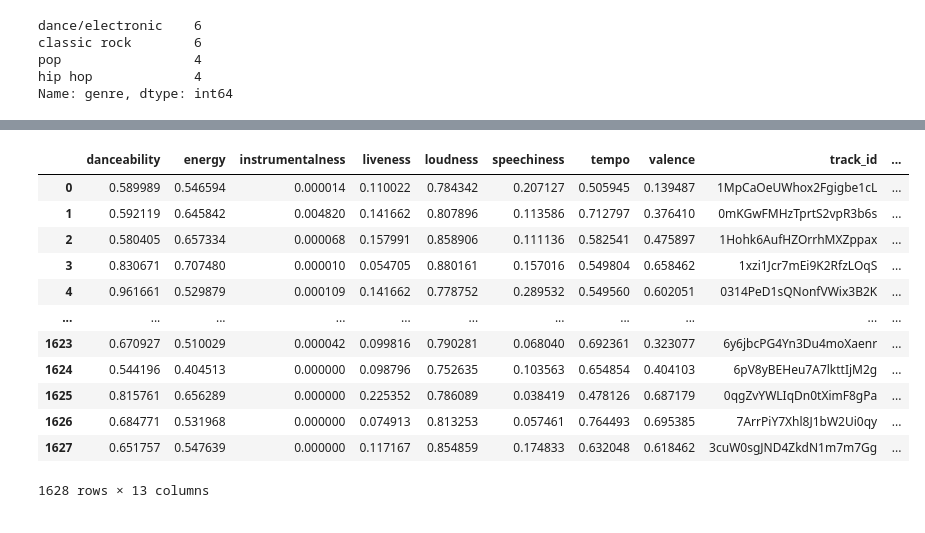
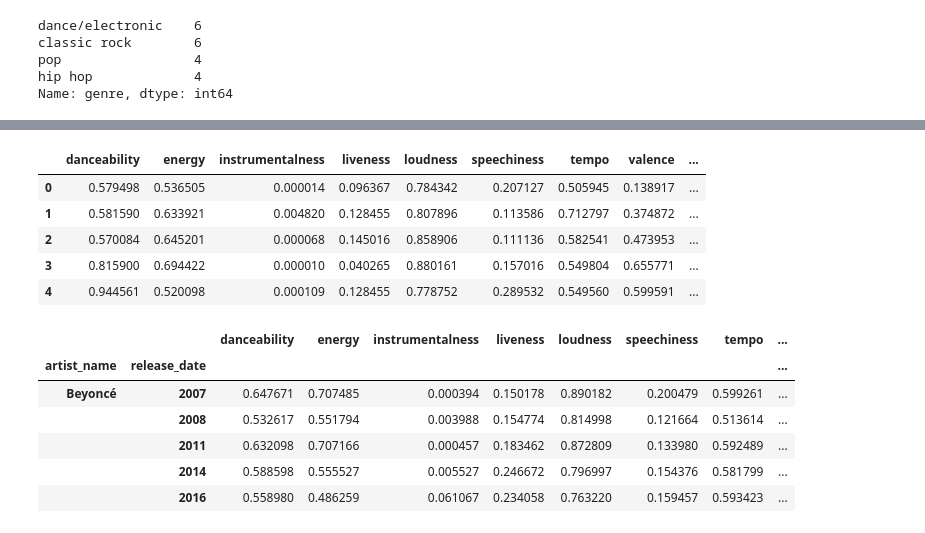
Before and after one commit to rjpost20/Onramp-Project, a Jupyter notebook: Project-Notebook.ipynb, the cells around one changed output, grey strips where cells are left out. Cells and saved outputs as stored; diff of their text form; code cells hidden in the pictures.

```diff
--- a/Project-Notebook.ipynb
+++ b/Project-Notebook.ipynb
@@ -760,10 +732,12 @@ Name: artist_name, dtype: object
 - No duplicates
 # %%
 # Compile albums to drop into a list
-albums_to_drop = ['I Am...World Tour', 'Exodus 40', 'Lights 10', 'Halcyon',
+albums_to_drop = ['I Am...World Tour', 'Above And Beyoncé Dance Mixes', "B'Day",
+                  'Kaya - Deluxe Edition', 'Lights 10', 'Halcyon',
                   'Bright Lights (Lights Re-pack / Bonus Version)', "Revenge Of The Dreamers III: Director's Cut",
-                  'En Concert', 'Sleep Through The Static: Remixed', 'The Boy Who Flew To The Moon (Vol. 1)',
-                  'The Graduate']
+                  'En Concert', 'Sleep Through The Static: Remixed',
+                  'Jack Johnson And Friends: Sing-A-Longs And Lullabies For The Film Curious George',
+                  'The Boy Who Flew To The Moon (Vol. 1)', 'The Graduate', 'Trilogy']
 
 # Create list of album_ids to drop (for tracks_df)
 album_ids_to_drop = albums_df.loc[albums_df.album_name.isin(albums_to_drop)].album_id.values
@@ -1413,22 +1438,32 @@ Which artist/band would you like to visualize? B
 # %%
+# Create new dataframe for visualization by adding artist_name to scaled track features df from first viz
 viz3_df = viz1_df_scaled.merge(tracks_df[['track_id', 'album_id']], on='track_id').drop(columns='genre')
-
 viz3_df = viz3_df.merge(albums_df[['album_id', 'artist_id', 'release_date']], on='album_id')
-
 viz3_df = viz3_df.merge(artists_df[['artist_id', 'artist_name']], on='artist_id')
 
-viz3_df
+# Only keep release year of release_date column
+viz3_df['release_date'] = viz3_df.release_date.dt.strftime('%Y')
+
+# Drop irrelevant columns
+viz3_df = viz3_df.drop(columns=['track_id', 'album_id', 'artist_id'])
+
+# Preview viz3_df
+display(viz3_df.head())
+
+# Group viz3_df by artist_name and release_date and get mean values for each track feature, and preview dataframe
+feature_artist_evolution = viz3_df.groupby(['artist_name', 'release_date']).mean()
+display(feature_artist_evolution.head())
 # %% [output]
-|  | danceability | energy | instrumentalness | liveness | loudness | speechiness | tempo | valence | track_id | ... |
-| 0 | 0.589989 | 0.546594 | 0.000014 | 0.110022 | 0.784342 | 0.207127 | 0.505945 | 0.139487 | 1MpCaOeUWhox2Fgigbe1cL | ... |
-| 1 | 0.592119 | 0.645842 | 0.004820 | 0.141662 | 0.807896 | 0.113586 | 0.712797 | 0.376410 | 0mKGwFMHzTprtS2vpR3b6s | ... |
-| 2 | 0.580405 | 0.657334 | 0.000068 | 0.157991 | 0.858906 | 0.111136 | 0.582541 | 0.475897 | 1Hohk6AufHZOrrhMXZppax | ... |
-| 3 | 0.830671 | 0.707480 | 0.000010 | 0.054705 | 0.880161 | 0.157016 | 0.549804 | 0.658462 | 1xzi1Jcr7mEi9K2RfzLOqS | ... |
-| 4 | 0.961661 | 0.529879 | 0.000109 | 0.141662 | 0.778752 | 0.289532 | 0.549560 | 0.602051 | 0314PeD1sQNonfVWix3B2K | ... |
-| ... | ... | ... | ... | ... | ... | ... | ... | ... | ... | ... |
-| 1623 | 0.670927 | 0.510029 | 0.000042 | 0.099816 | 0.790281 | 0.068040 | 0.692361 | 0.323077 | 6y6jbcPG4Yn3Du4moXaenr | ... |
-| 1624 | 0.544196 | 0.404513 | 0.000000 | 0.098796 | 0.752635 | 0.103563 | 0.654854 | 0.404103 | 6pV8yBEHeu7A7lkttIjM2g | ... |
-| 1625 | 0.815761 | 0.656289 | 0.000000 | 0.225352 | 0.786089 | 0.038419 | 0.478126 | 0.687179 | 0qgZvYWLIqDn0tXimF8gPa | ... |
-| 1626 | 0.684771 | 0.531968 | 0.000000 | 0.074913 | 0.813253 | 0.057461 | 0.764493 | 0.695385 | 7ArrPiY7Xhl8J1bW2Ui0qy | ... |
-| 1627 | 0.651757 | 0.547639 | 0.000000 | 0.117167 | 0.854859 | 0.174833 | 0.632048 | 0.618462 | 3cuW0sgJND4ZkdN1m7m7Gg | ... |
+|  | danceability | energy | instrumentalness | liveness | loudness | speechiness | tempo | valence | ... |
+| 0 | 0.579498 | 0.536505 | 0.000014 | 0.096367 | 0.784342 | 0.207127 | 0.505945 | 0.138917 | ... |
+| 1 | 0.581590 | 0.633921 | 0.004820 | 0.128455 | 0.807896 | 0.113586 | 0.712797 | 0.374872 | ... |
+| 2 | 0.570084 | 0.645201 | 0.000068 | 0.145016 | 0.858906 | 0.111136 | 0.582541 | 0.473953 | ... |
+| 3 | 0.815900 | 0.694422 | 0.000010 | 0.040265 | 0.880161 | 0.157016 | 0.549804 | 0.655771 | ... |
+| 4 | 0.944561 | 0.520098 | 0.000109 | 0.128455 | 0.778752 | 0.289532 | 0.549560 | 0.599591 | ... |
-1628 rows × 13 columns
+|  |  | danceability | energy | instrumentalness | liveness | loudness | speechiness | tempo | ... |
+| artist_name | release_date |  |  |  |  |  |  |  | ... |
+| Beyoncé | 2007 | 0.647671 | 0.707485 | 0.000394 | 0.150178 | 0.890182 | 0.200479 | 0.599261 | ... |
+|  | 2008 | 0.532617 | 0.551794 | 0.003988 | 0.154774 | 0.814998 | 0.121664 | 0.513614 | ... |
+|  | 2011 | 0.632098 | 0.707166 | 0.000457 | 0.183462 | 0.872809 | 0.133980 | 0.592489 | ... |
+|  | 2014 | 0.588598 | 0.555527 | 0.005527 | 0.246672 | 0.796997 | 0.154376 | 0.581799 | ... |
+|  | 2016 | 0.558980 | 0.486259 | 0.061067 | 0.234058 | 0.763220 | 0.159457 | 0.593423 | ... |
```
Also changed, not shown: parts of 40 cells of this notebook.
